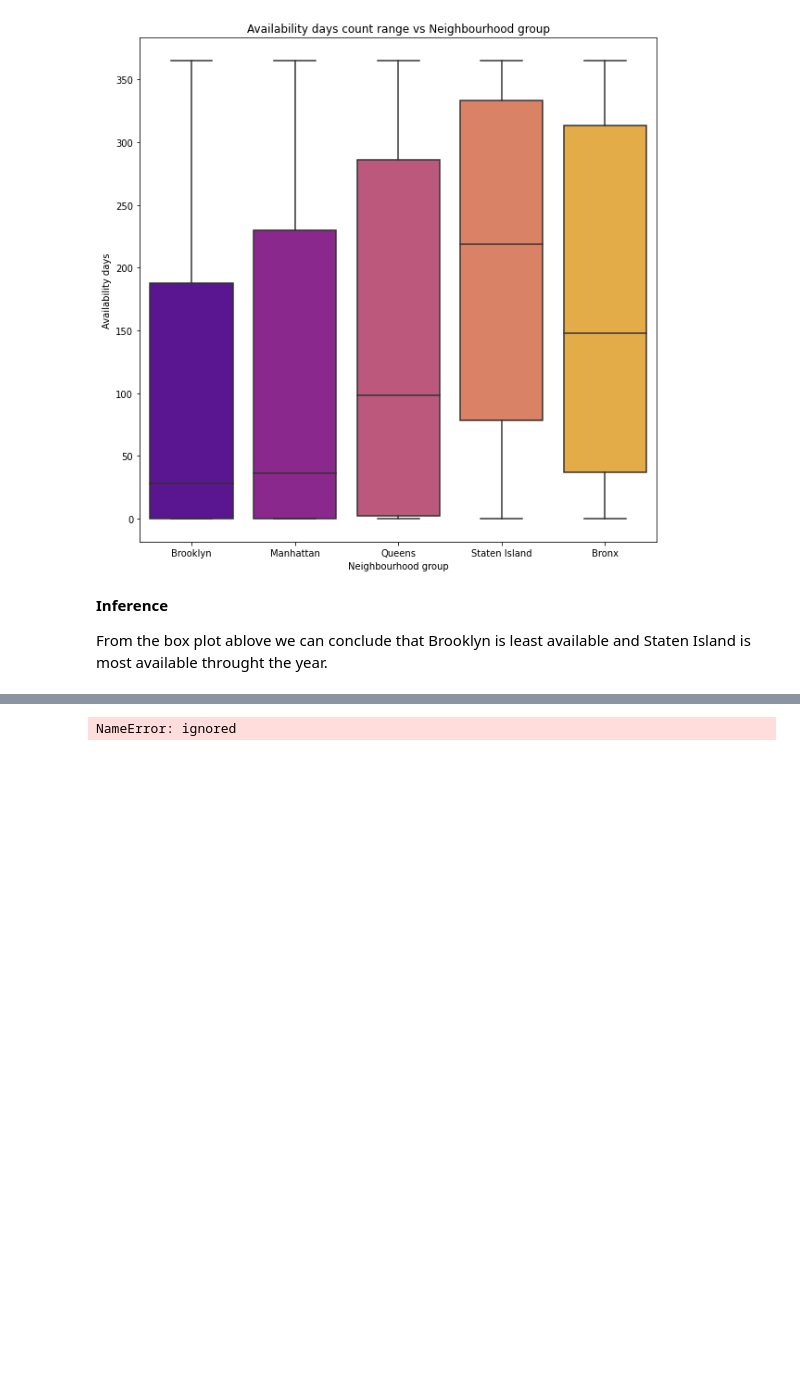
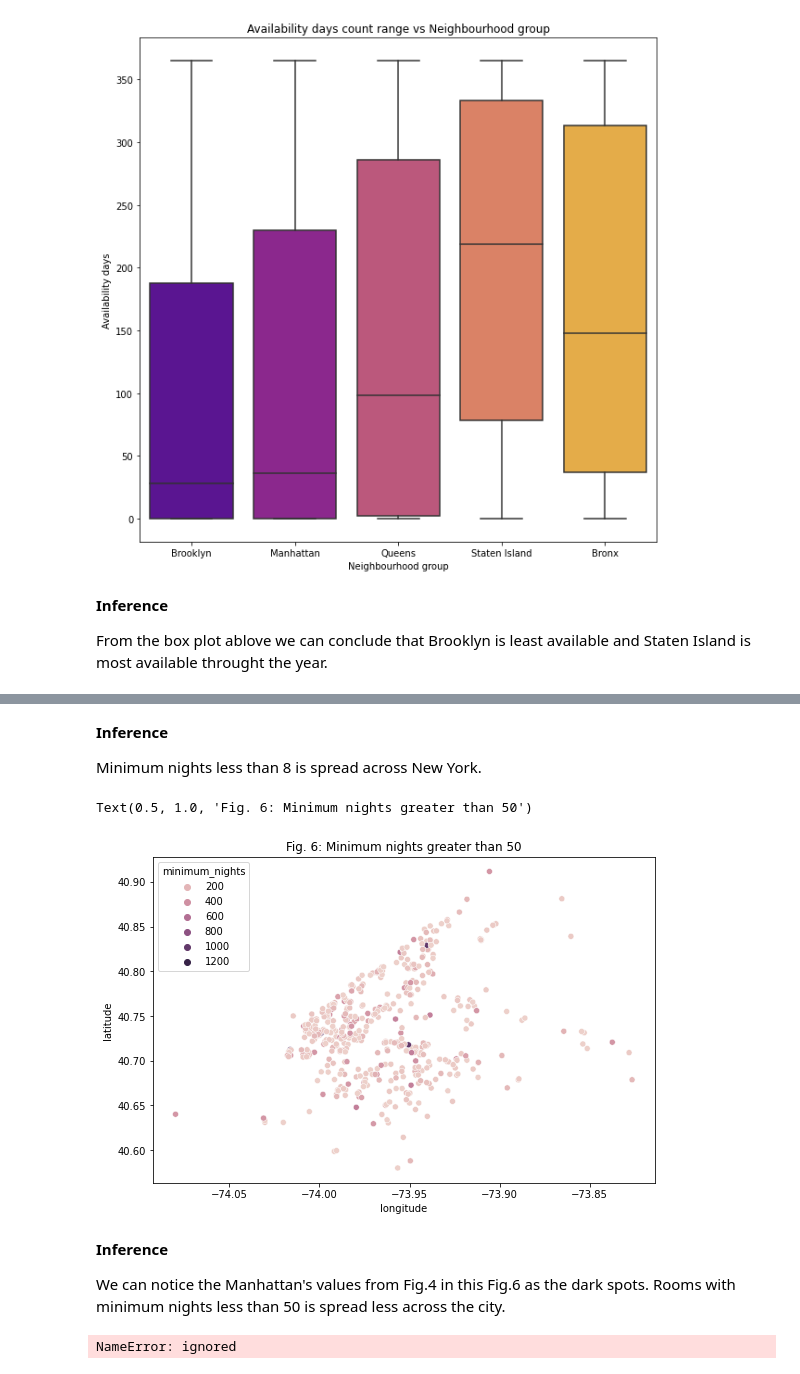
Before and after one commit to Jayganesh-C/Airbnb-booking-analysis, a Jupyter notebook: Team_Notebook_Airbnb_Bookings_Analysis_Capstone_Project_Hypothsis_Foundation.ipynb, the cells around one changed output, grey strips where cells are left out. Saved outputs shown, nothing was run; the diff lists cells and outputs as text; code cells hidden in the pictures; blank space fills up the shorter version.

```diff
--- a/Team_Notebook_Airbnb_Bookings_Analysis_Capstone_Project_Hypothsis_Foundation.ipynb
+++ b/Team_Notebook_Airbnb_Bookings_Analysis_Capstone_Project_Hypothsis_Foundation.ipynb
@@ -152,3 +161,20 @@ From the box plot ablove we can conclude that Brooklyn is least available and St
+# %% [markdown]
+**Inference**
+
+Minimum nights less than 8 is spread across New York.
+# %%
+# Selecting the Data Frame with minimum_nights greater than 50
+minimum_nights_higher_range_df = air_bnb_df[air_bnb_df['minimum_nights'] >= 50]
+plt.figure(figsize=(9,6))
+sns.scatterplot(x=minimum_nights_higher_range_df.longitude,y=minimum_nights_higher_range_df.latitude,hue=minimum_nights_higher_range_df.minimum_nights)
+plt.title("Fig. 6: Minimum nights greater than 50")
+# %% [output]
+Text(0.5, 1.0, 'Fig. 6: Minimum nights greater than 50')
+[figure, added]
+# %% [markdown]
+**Inference**
+
+We can notice the Manhattan's values from Fig.4 in this Fig.6 as the dark spots. Rooms with minimum nights less than 50 is spread less across the city.
 # %%
 # Finding of Null values
 df.isnull().sum()
```
Also changed, not shown: parts of 8 cells of this notebook.
